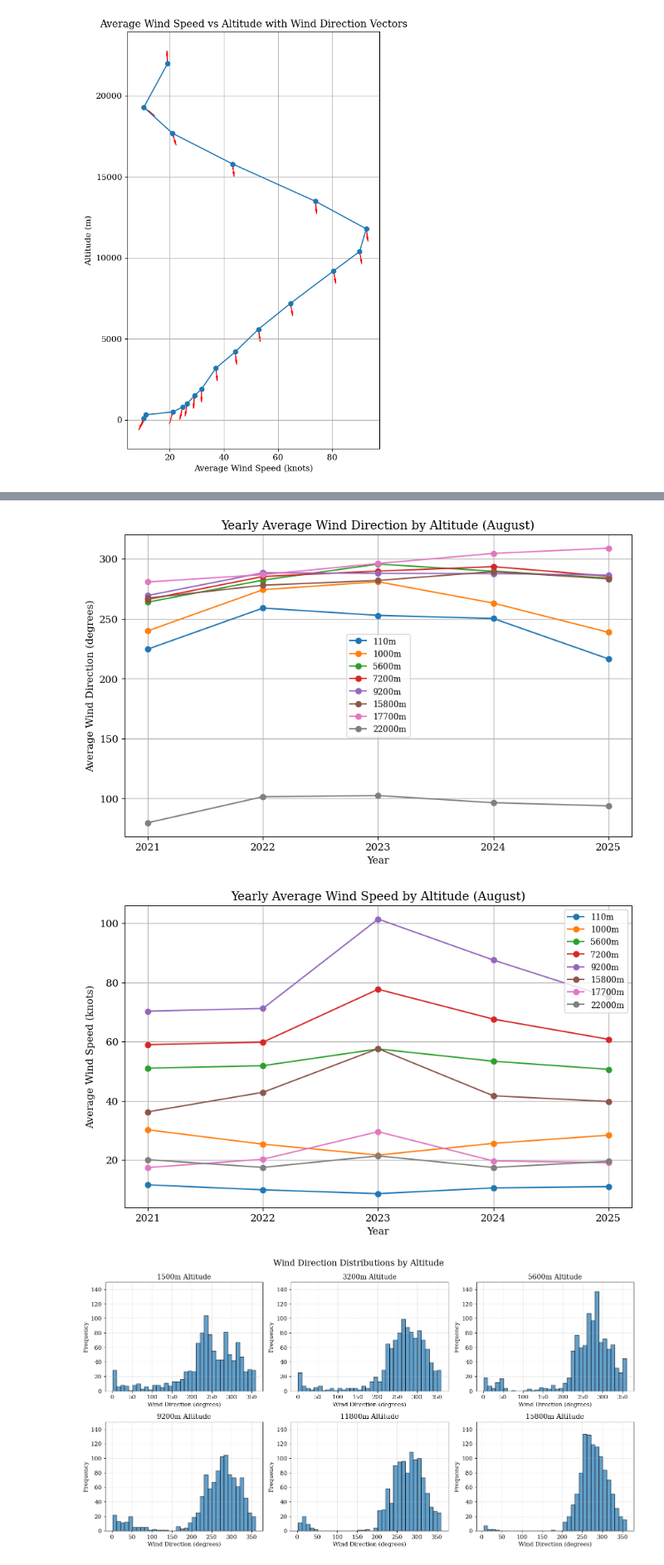
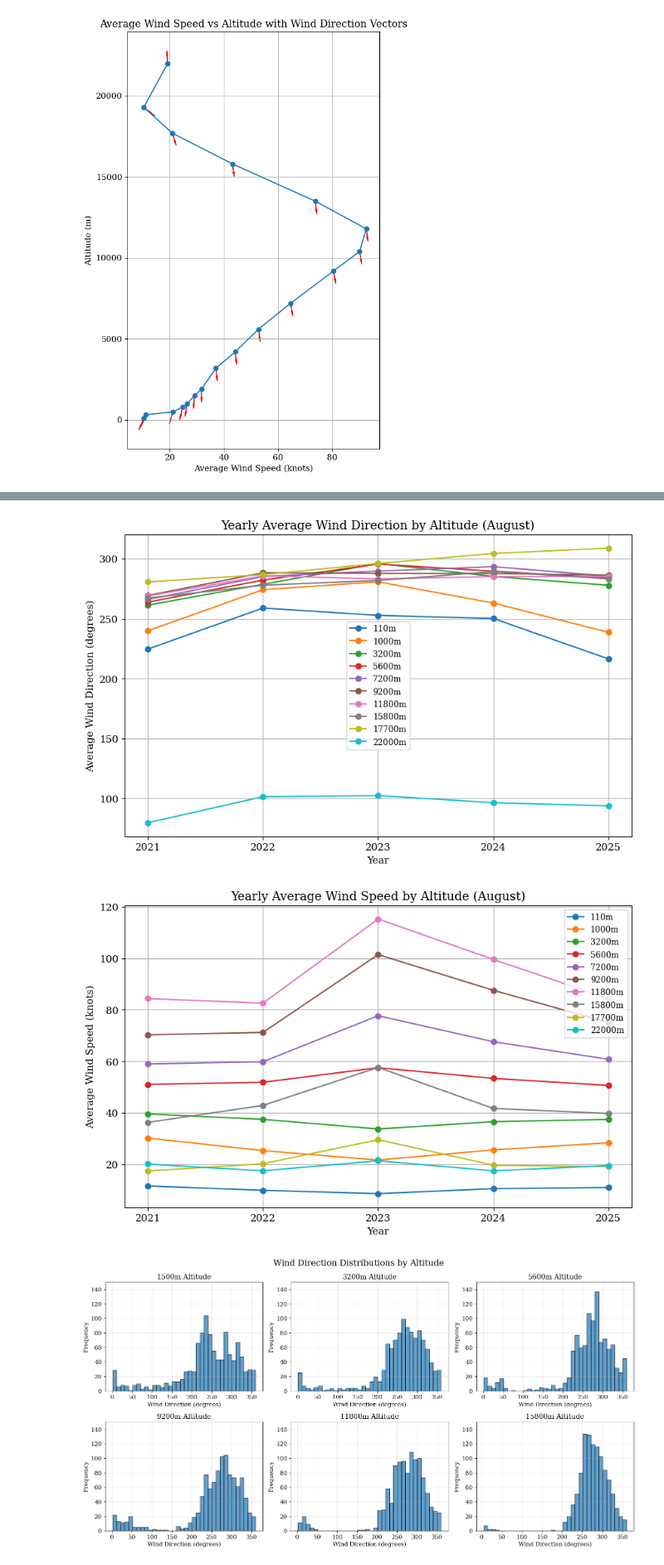
Before and after one commit to pwang-eng/wind-altitude-profiling, a Jupyter notebook: dispersion_analysis.ipynb, the cells around one changed output, grey strips where cells are left out. Shown at 83% size. Drawn from its saved outputs; the diff is of its cells as text; code cells hidden in the pictures.

Commit message:
changing altitude issue

```diff
--- a/dispersion_analysis.ipynb
+++ b/dispersion_analysis.ipynb
@@ -75,7 +75,7 @@ plt.show()
 # %%
 # Plot avg wind direction at different altitudes by hour of day
 
-altitudes = [110, 1000, 5600, 7200, 9200, 15800, 17700, 22000]
+altitudes = [110, 1000, 3200, 5600, 7200, 9200, 11800, 15800, 17700, 22000]
 
 plt.figure(figsize=(12,6))
 
@@ -99,7 +99,7 @@ plt.show()
 
 # Plot avg wind speed at different altitudes by hour of day
 
-altitudes = [110, 1000, 5600, 7200, 9200, 15800, 17700, 22000]
+altitudes = [110, 1000, 3200, 5600, 7200, 9200, 11800, 15800, 17700, 22000]
 
 plt.figure(figsize=(12, 6))
 
@@ -126,7 +126,7 @@ plt.show()
 
 df['year'] = pd.to_datetime(df['date'], format='mixed').dt.year
 
-altitudes = [110, 1000, 5600, 7200, 9200, 15800, 17700, 22000]
+altitudes = [110, 1000, 3200, 5600, 7200, 9200, 11800, 15800, 17700, 22000]
 
 plt.figure(figsize=(10, 6))
 
@@ -137,36 +137,36 @@ for alt in altitudes:
 
 plt.xlabel('Year')
 plt.ylabel('Average Wind Direction (degrees)')
 plt.title('Yearly Average Wind Direction by Altitude (August)')
 plt.xticks([2021, 2022, 2023, 2024, 2025])
 plt.legend()
 plt.grid(True)
 plt.savefig('plots/yearly_average_wind_direction_by_altitude.png', dpi=300, bbox_inches='tight')
 plt.show()
 
 
 # Plot avg wind speed at different altitudes by year
 
-altitudes = [110, 1000, 5600, 7200, 9200, 15800, 17700, 22000]
+altitudes = [110, 1000, 3200, 5600, 7200, 9200, 11800, 15800, 17700, 22000]
 
 plt.figure(figsize=(10, 6))
 
 for alt in altitudes:
     speed_col = str(alt)
     avg_speed_by_year = df.groupby('year')[speed_col].mean()
     plt.plot(avg_speed_by_year.index, avg_speed_by_year.values, marker='o', label=f'{alt}m')
 
 plt.xlabel('Year')
 plt.ylabel('Average Wind Speed (knots)')
 plt.title('Yearly Average Wind Speed by Altitude (August)')
 plt.xticks([2021, 2022, 2023, 2024, 2025])
 plt.legend()
 plt.grid(True)
 plt.savefig('plots/yearly_average_wind_speed_by_altitude.png', dpi=300, bbox_inches='tight')
 plt.show()
 # %% [output]
-[figure, old version]
+[figure, new version]
-[figure, old version]
+[figure, new version]
 # %%
 # Distribution of wind directions at different altitudes
 
```
Also changed, not shown: parts of 1 cell of this notebook.
